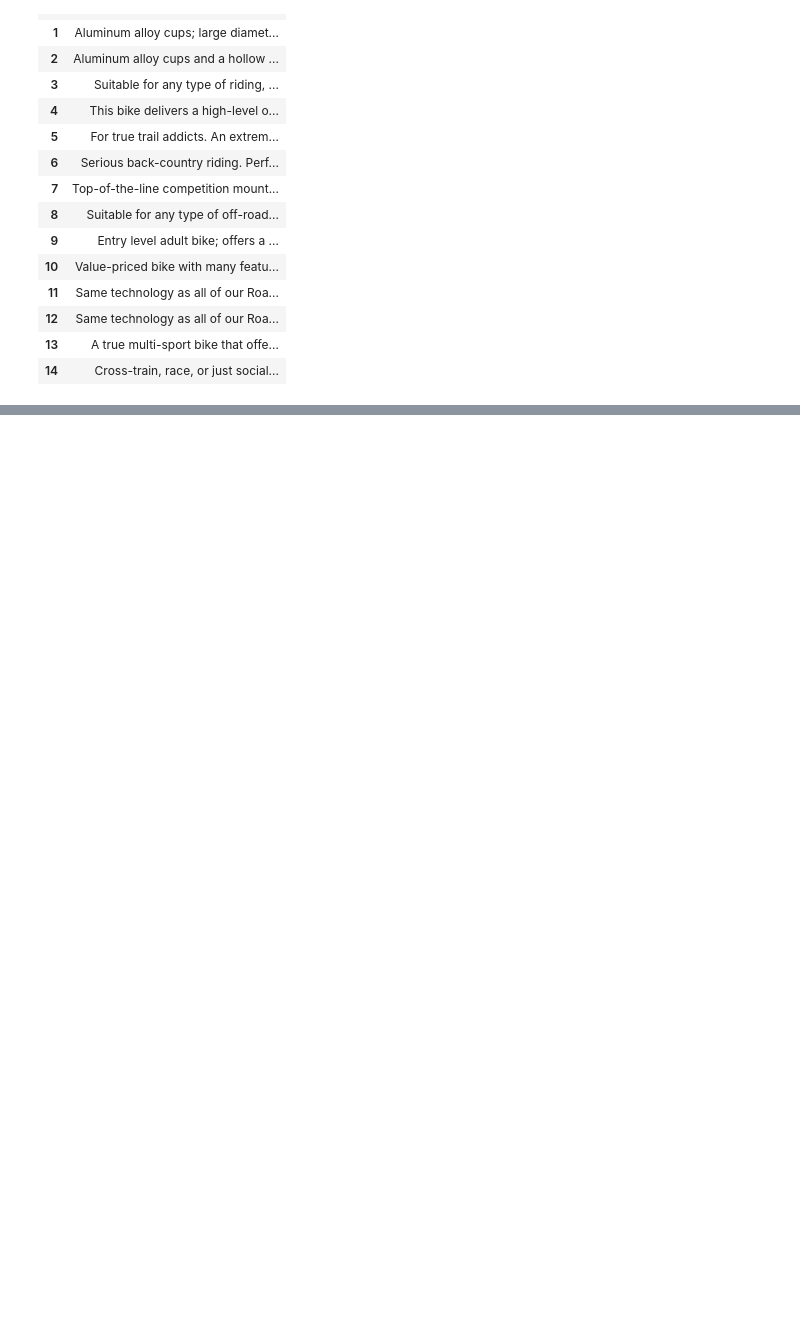
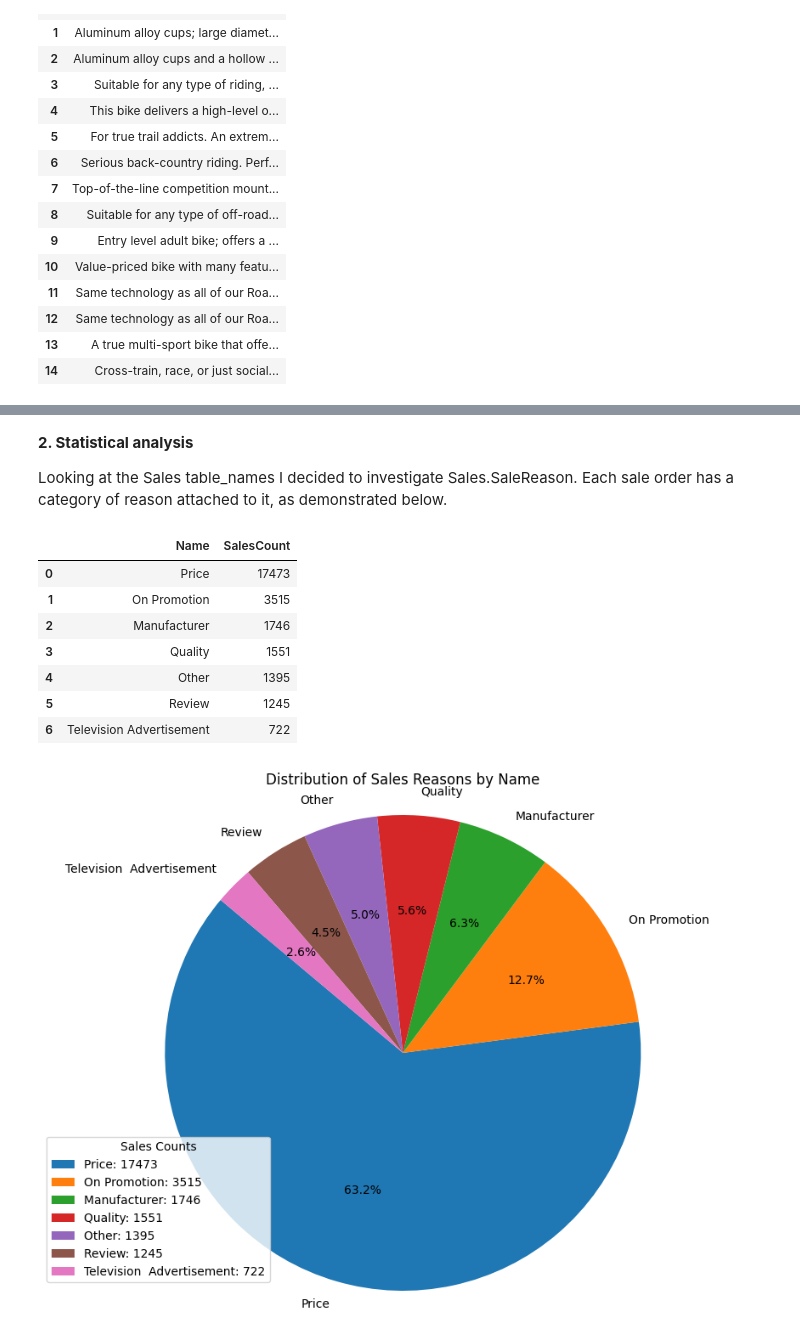
Before and after one commit to IsaacHog/ec-data-science-24, a Jupyter notebook: sql/isaac_hogfeldt_kunskapskontroll_sql.ipynb, the cells around one changed output, grey strips where cells are left out. Drawn from its saved outputs; the diff is of its cells as text; code cells hidden in the pictures; blank space fills up the shorter version.

Commit message:
update(sql/kunskaps): statistical analysis

```diff
--- a/sql/isaac_hogfeldt_kunskapskontroll_sql.ipynb
+++ b/sql/isaac_hogfeldt_kunskapskontroll_sql.ipynb
@@ -164,0 +130,50 @@ if df_customer_country is not None:
+# %% [markdown]
+<b>2. Statistical analysis </b>
+
+Looking at the Sales table_names I decided to investigate Sales.SaleReason.
+Each sale order has a category of reason attached to it, as demonstrated below.
+# %%
+query_sales_reasons = """
+SELECT sr.Name, COUNT(so.SalesReasonID) AS SalesCount
+FROM Sales.SalesOrderHeaderSalesReason so
+JOIN Sales.SalesReason sr ON so.SalesReasonID = sr.SalesReasonID
+GROUP BY sr.Name
+ORDER BY SalesCount DESC;
+"""
+
+df_sales_reasons = run_query(query_sales_reasons)
+if df_sales_reasons is not None:
+    display(df_sales_reasons)
+
+    plt.figure(figsize=(10, 8))
+
+    def func(pct):
+        return f'{pct:.1f}%'
+
+    wedges, texts, autotexts = plt.pie(
+        df_sales_reasons['SalesCount'],
+        labels=df_sales_reasons['Name'],
+        autopct=func,
+        startangle=140
+    )
+
+    plt.title('Distribution of Sales Reasons by Name')
+    plt.axis('equal')
+
+    sales_counts = df_sales_reasons['SalesCount'].tolist()
+    reason_names = df_sales_reasons['Name'].tolist()
+    total_sales = sum(sales_counts)
+    legend_labels = [f'{name}: {count}' for name, count in zip(reason_names, sales_counts)]
+    plt.legend(legend_labels, title="Sales Counts", loc='lower left', bbox_to_anchor=(-0.05, 0.05))
+
+    plt.show()
+# %% [output]
+|  | Name | SalesCount |
+| 0 | Price | 17473 |
+| 1 | On Promotion | 3515 |
+| 2 | Manufacturer | 1746 |
+| 3 | Quality | 1551 |
+| 4 | Other | 1395 |
+| 5 | Review | 1245 |
+| 6 | Television Advertisement | 722 |
+[figure, added]
```
Also changed, not shown: parts of 5 cells of this notebook.
